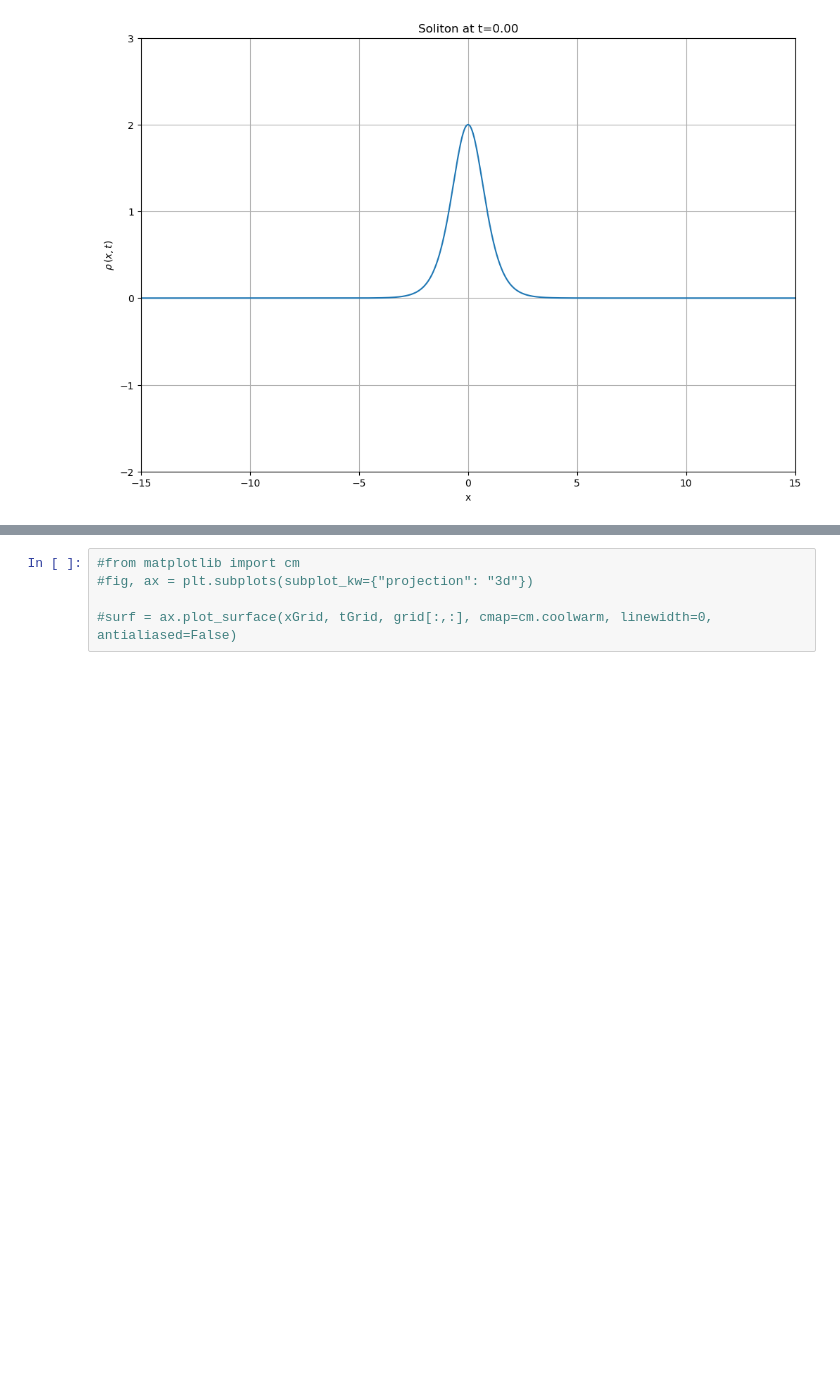
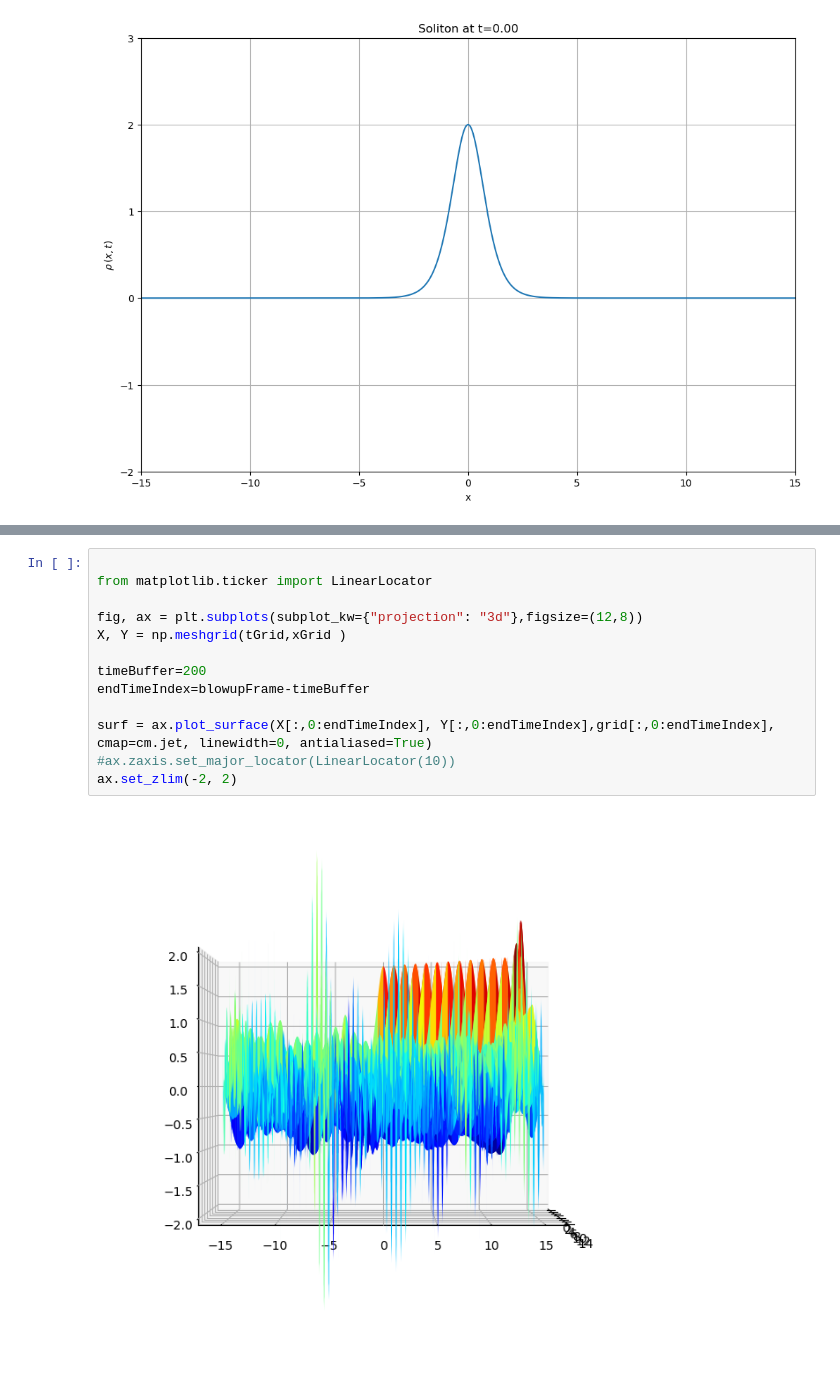
Before and after one commit to LordofDorknes/ProfHurst_PHYS240_Sp23, a Jupyter notebook: Newby/Newby_Robin_Homework8_Problem14.ipynb, the cells around one changed output, grey strips where cells are left out. Saved outputs shown, nothing was run; the diff lists cells and outputs as text; blank space fills up the shorter version.

```diff
--- a/Newby/Newby_Robin_Homework8_Problem14.ipynb
+++ b/Newby/Newby_Robin_Homework8_Problem14.ipynb
@@ -249,5 +277,15 @@ anim.save(f'kdv_test_tau={tau}_T={maxTime}_xGridSize={xGridSize}_L={L}.mp4')
 # %%
-#from matplotlib import cm
-#fig, ax = plt.subplots(subplot_kw={"projection": "3d"})
 
-#surf = ax.plot_surface(xGrid, tGrid, grid[:,:], cmap=cm.coolwarm, linewidth=0, antialiased=False)
+from matplotlib.ticker import LinearLocator
+
+fig, ax = plt.subplots(subplot_kw={"projection": "3d"},figsize=(12,8))
+X, Y = np.meshgrid(tGrid,xGrid )
+
+timeBuffer=200
+endTimeIndex=blowupFrame-timeBuffer
+
+surf = ax.plot_surface(X[:,0:endTimeIndex], Y[:,0:endTimeIndex],grid[:,0:endTimeIndex], cmap=cm.jet, linewidth=0, antialiased=True)
+#ax.zaxis.set_major_locator(LinearLocator(10))
+ax.set_zlim(-2, 2)
+# %% [output]
+[figure, added]
```
Also changed, not shown: parts of 2 cells of this notebook.
